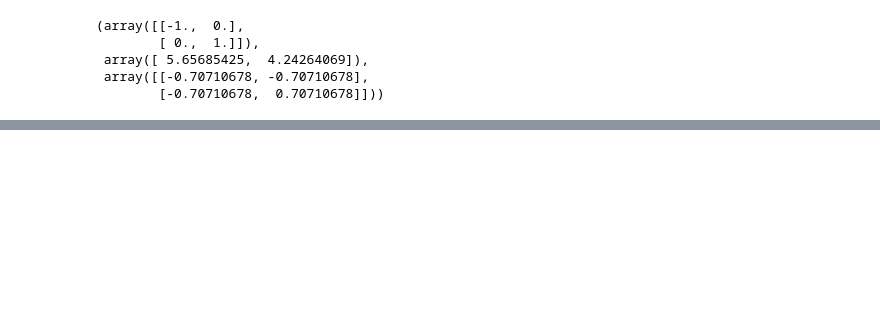
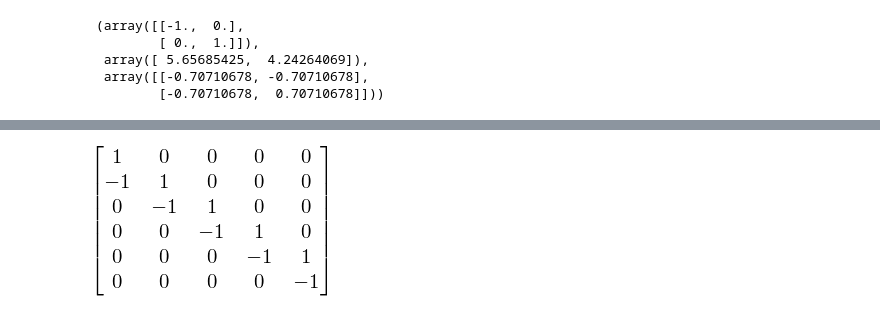
Before and after one commit to hillbs/Differential-Equations-and-Linear-Algebra, a Jupyter notebook: 18.086 Chapter 7 Applied Math.ipynb, the cells around one changed output, grey strips where cells are left out. Saved outputs shown, nothing was run; the diff lists cells and outputs as text; code cells hidden in the pictures; blank space fills up the shorter version.

```diff
--- a/18.086 Chapter 7 Applied Math.ipynb
+++ b/18.086 Chapter 7 Applied Math.ipynb
@@ -99,0 +187,8 @@ np.linalg.svd(Acheck)
+# %%
+hpad = ones(1,0)
+vpad = ones(0,1)
+A = diag(hpad, eye(5)*-1,vpad)+eye(6)
+A.col_del(-1)
+A
+# %% [output]
+[figure, added]
```
Also changed, not shown: parts of 9 cells of this notebook.
